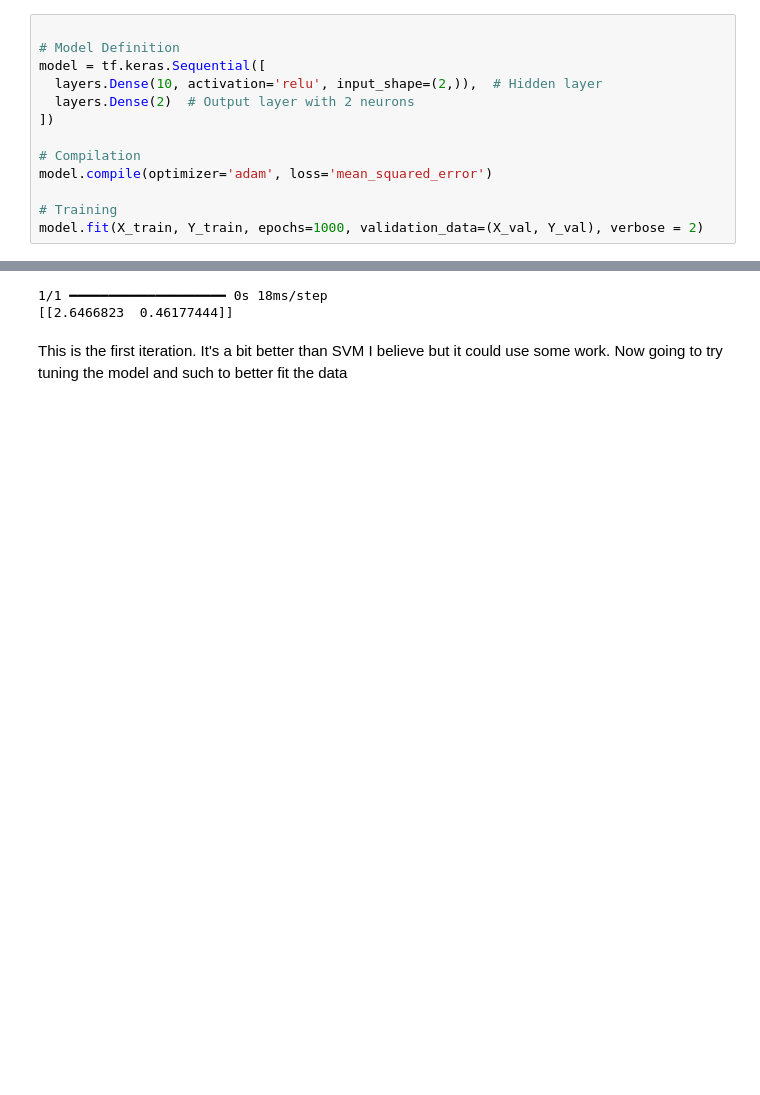
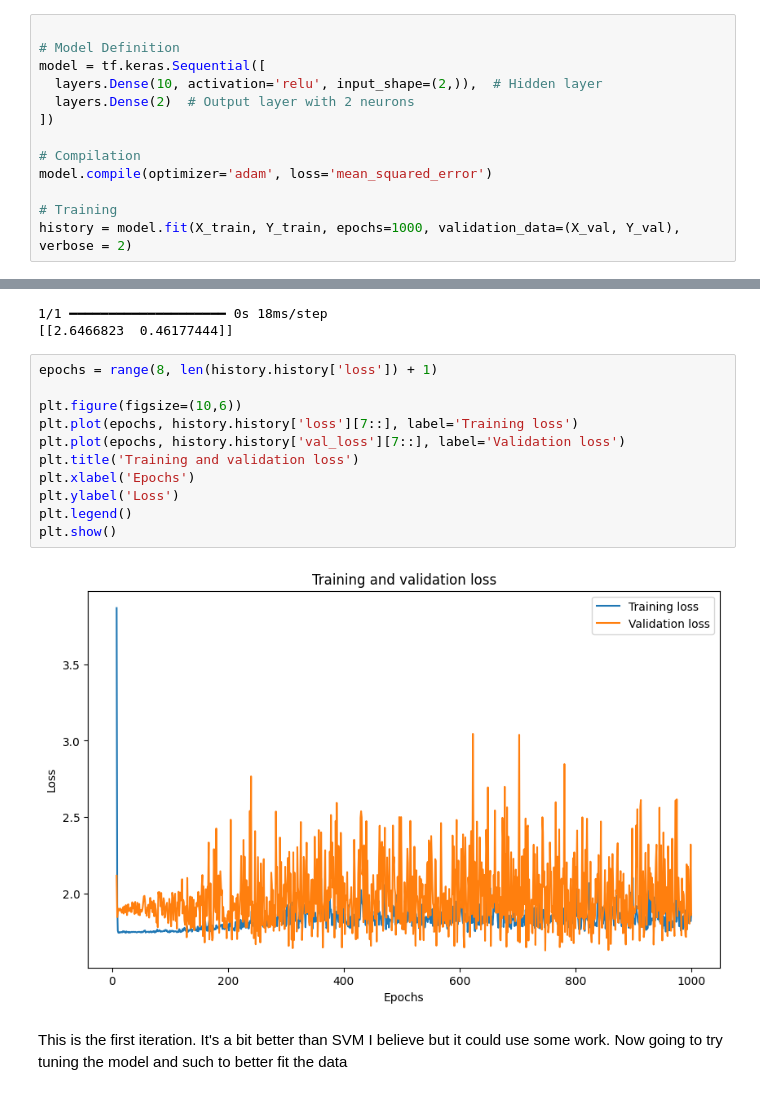
Before and after one commit to ubsuny/ML_LCVR-CP2P2024, a Jupyter notebook: model_fitting.ipynb, the cells around one changed output, grey strips where cells are left out. Drawn from its saved outputs; the diff is of its cells as text; blank space fills up the shorter version.

```diff
--- a/model_fitting.ipynb
+++ b/model_fitting.ipynb
@@ -108,4 +108,4 @@ model = tf.keras.Sequential([
 model.compile(optimizer='adam', loss='mean_squared_error')
 
 # Training
-model.fit(X_train, Y_train, epochs=1000, validation_data=(X_val, Y_val), verbose = 2)
+history = model.fit(X_train, Y_train, epochs=1000, validation_data=(X_val, Y_val), verbose = 2)
@@ -117,6 +136,19 @@ print(prediction)
 # %% [output]
 1/1 ━━━━━━━━━━━━━━━━━━━━ 0s 18ms/step
 [[2.6466823  0.46177444]]
+# %%
+epochs = range(8, len(history.history['loss']) + 1)
+
+plt.figure(figsize=(10,6))
+plt.plot(epochs, history.history['loss'][7::], label='Training loss')
+plt.plot(epochs, history.history['val_loss'][7::], label='Validation loss')
+plt.title('Training and validation loss')
+plt.xlabel('Epochs')
+plt.ylabel('Loss')
+plt.legend()
+plt.show()
+# %% [output]
+[figure, added]
 # %% [markdown]
 This is the first iteration. It's a bit better than SVM I believe but it could use some work. Now going to try tuning the model and such to better fit the data
 # %% [markdown]
```
Also changed, not shown: parts of 13 cells of this notebook.
